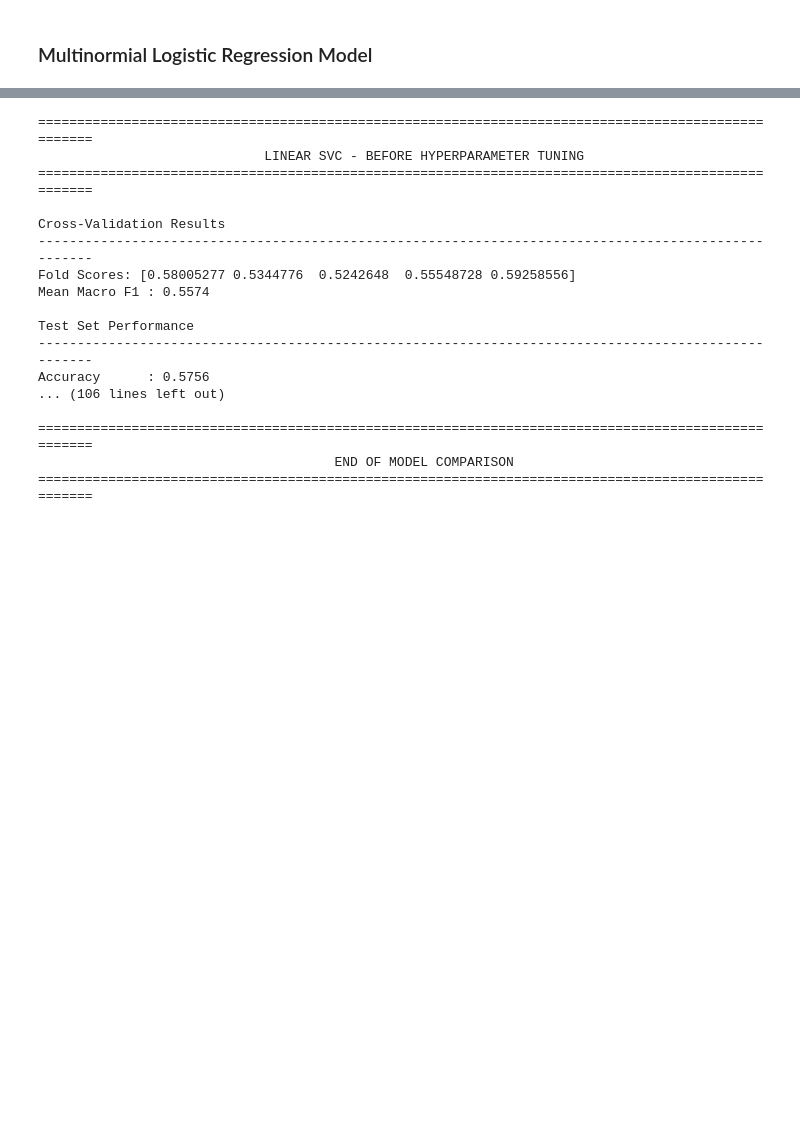
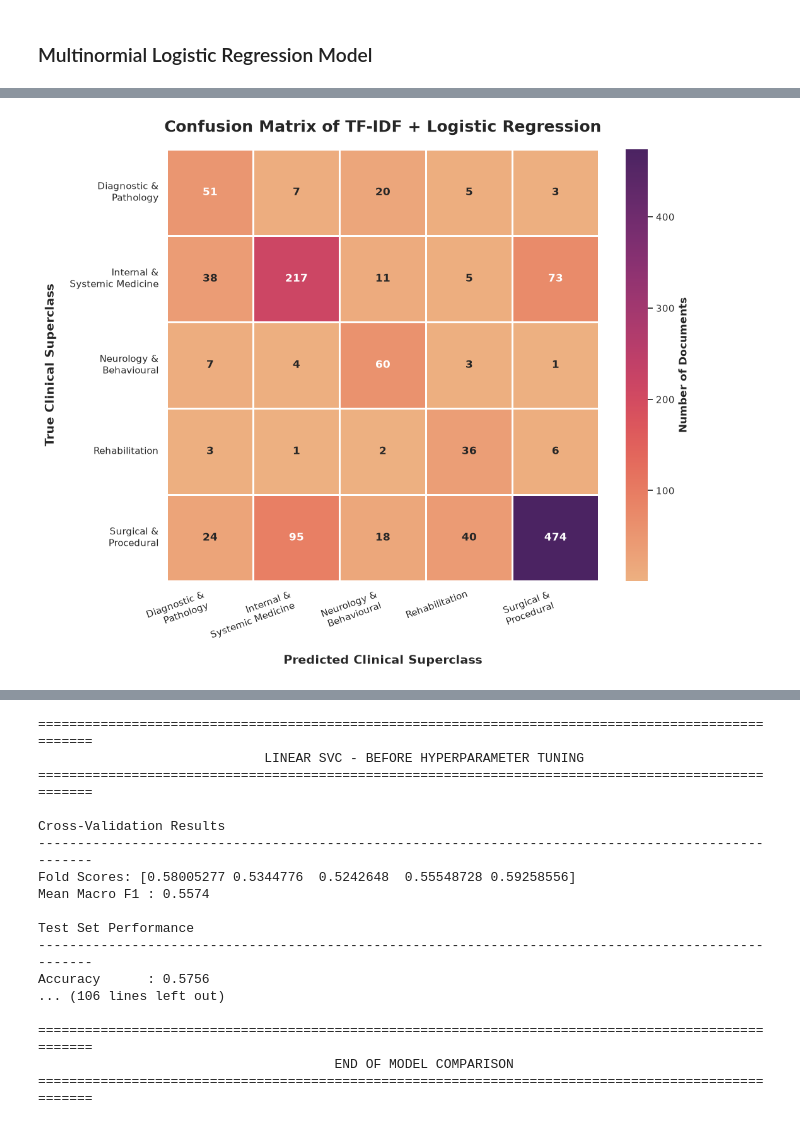
Before and after one commit to Simon-Kimanzi/Eneza-Data-Science-Residential-training-2026, a Jupyter notebook: project_5/src/tfidf_dim_red.ipynb, the cells around one changed output, grey strips where cells are left out. Saved outputs shown, nothing was run; the diff lists cells and outputs as text; code cells hidden in the pictures; blank space fills up the shorter version.

```diff
--- a/project_5/src/tfidf_dim_red.ipynb
+++ b/project_5/src/tfidf_dim_red.ipynb
@@ -343,0 +442,90 @@ internal_and_systemic_medicine       0.67      0.63      0.65       344
+# %%
+import matplotlib.pyplot as plt
+import seaborn as sns
+from sklearn.metrics import confusion_matrix
+
+# Compute confusion matrix
+cm = confusion_matrix(y_test, y_pred_lr)
+
+# Human-readable class labels
+class_labels = [
+    "Diagnostic &\nPathology",
+    "Internal &\nSystemic Medicine",
+    "Neurology &\nBehavioural",
+    "Rehabilitation",
+    "Surgical &\nProcedural"
+]
+
+# Publication style
+sns.set_theme(style="white", font_scale=1.2)
+
+plt.figure(figsize=(11, 9))
+
+# Plot confusion matrix
+ax = sns.heatmap(
+    cm,
+    annot=True,
+    fmt="d",
+    cmap="flare",
+    linewidths=1,
+    linecolor="white",
+    square=True,
+    cbar=True,
+    xticklabels=class_labels,
+    yticklabels=class_labels,
+    annot_kws={
+        "fontsize": 12,
+        "fontweight": "bold"
+    }
+)
+
+# Title
+ax.set_title(
+    "Confusion Matrix of TF-IDF + Logistic Regression",
+    fontsize=18,
+    fontweight="bold",
+    pad=20
+)
+
+# Axis labels
+ax.set_xlabel(
+    "Predicted Clinical Superclass",
+    fontsize=14,
+    fontweight="bold",
+    labelpad=15
+)
+
+ax.set_ylabel(
+    "True Clinical Superclass",
+    fontsize=14,
+    fontweight="bold",
+    labelpad=15
+)
+
+# Tick labels
+plt.xticks(rotation=20, ha="right", fontsize=11)
+plt.yticks(rotation=0, fontsize=11)
+
+# Colour bar
+cbar = ax.collections[0].colorbar
+cbar.set_label(
+    "Number of Documents",
+    fontsize=12,
+    fontweight="bold"
+)
+cbar.ax.tick_params(labelsize=11)
+
+# Remove unnecessary borders
+sns.despine(left=True, bottom=True)
+
+plt.tight_layout()
+
+# Save figure
+plt.savefig(
+    "../plots/TFIDF_LogisticRegression_ConfusionMatrix.png",
+    dpi=600,
+    bbox_inches="tight"
+)
+
+plt.show()
+# %% [output]
@@ -344 +533,2 @@ internal_and_systemic_medicine       0.67      0.63      0.65       344
+[figure, added]
 # %% [markdown]
```
Also changed, not shown: parts of 8 cells of this notebook, 2 other files.
